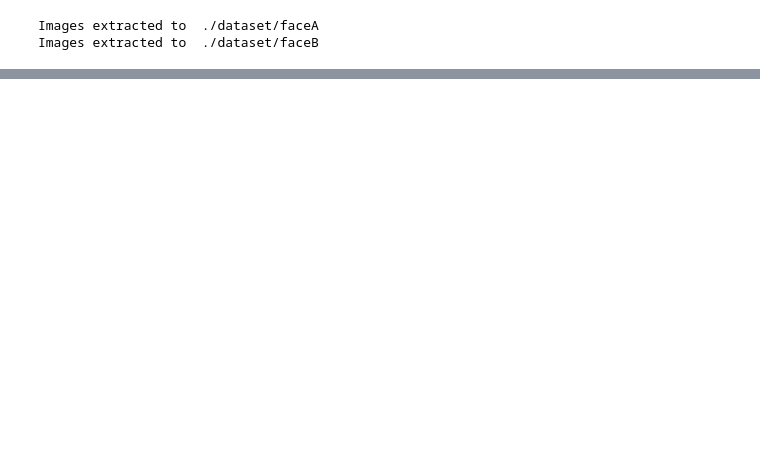
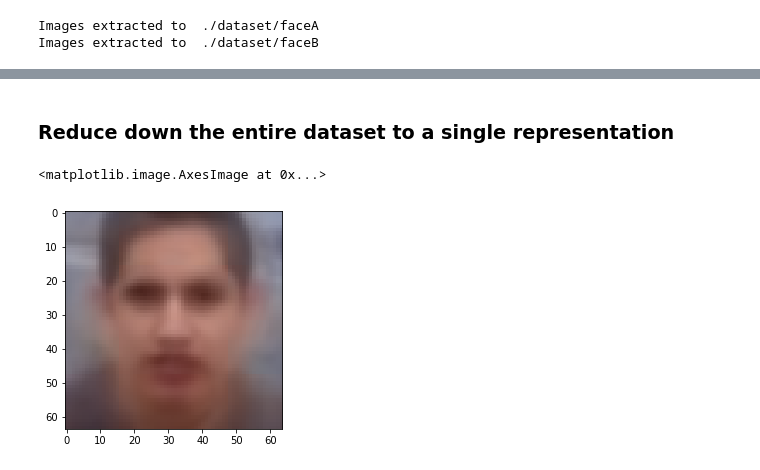
Before and after one commit to betogaona7/hairstyle, a Jupyter notebook: FS-EncDec-Technique/Encoder-Decoder.ipynb, the cells around one changed output, grey strips where cells are left out. Cells and saved outputs as stored; diff of their text form; code cells hidden in the pictures; blank space fills up the shorter version.

```diff
--- a/FS-EncDec-Technique/Encoder-Decoder.ipynb
+++ b/FS-EncDec-Technique/Encoder-Decoder.ipynb
@@ -36,0 +73,9 @@ Images extracted to  ./dataset/faceB
+# %% [markdown]
+### Reduce down the entire dataset to a single representation
+# %%
+# Describe what most of our data looks like
+mean_img = np.mean(data, axis=0)
+plt.imshow(mean_img.astype(np.uint8))
+# %% [output]
+<matplotlib.image.AxesImage at 0x...>
+[figure, added]
```
Also changed, not shown: parts of 11 cells of this notebook.
